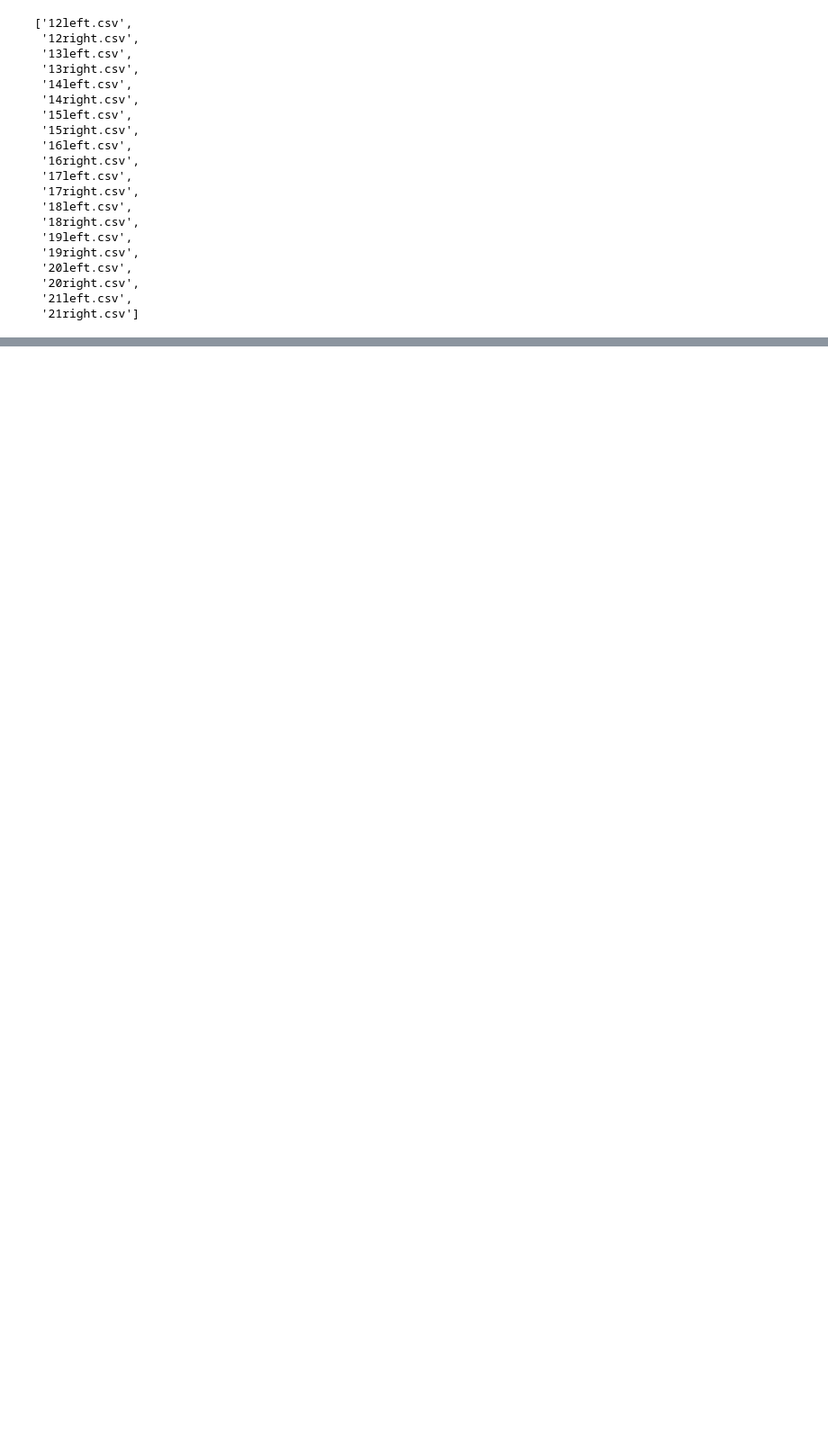
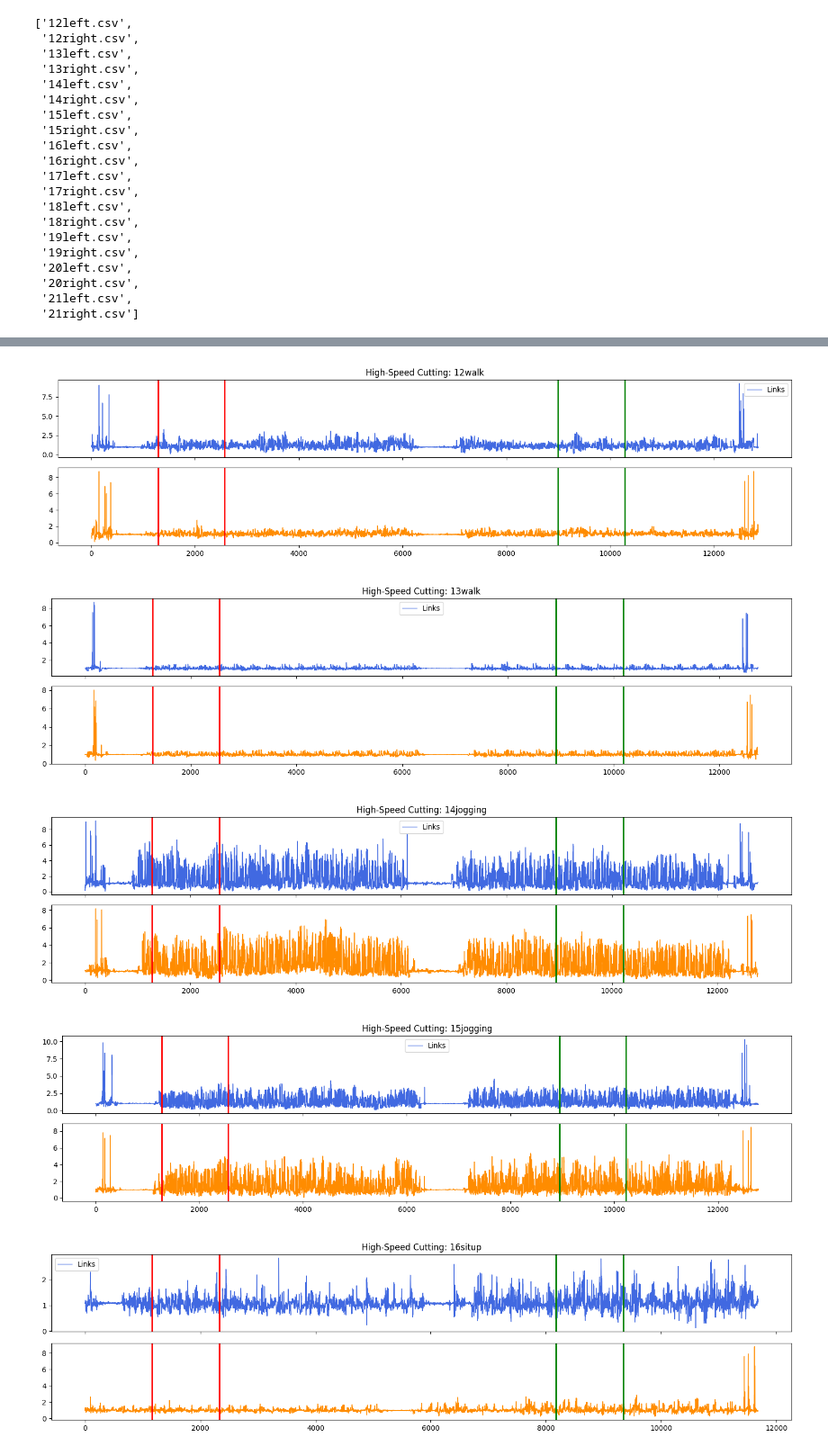
Before and after one commit to amilin23/HAR_Projekt, a Jupyter notebook: notebooks/sync_and_extract.ipynb, the cells around one changed output, grey strips where cells are left out. Shown at 90% size. Drawn from its saved outputs; the diff is of its cells as text; code cells hidden in the pictures; blank space fills up the shorter version.

```diff
--- a/notebooks/sync_and_extract.ipynb
+++ b/notebooks/sync_and_extract.ipynb
@@ -231,0 +188,8 @@ c9 = FourLineCutter(*dfs_synced[9], 21)
+# %%
+cutters = [FourLineCutter(dfL, dfR, str(id)+default_session_to_activity()[int(id)]) for id, (dfL, dfR) in enumerate(dfs_synced, start=12)]
+# %% [output]
+[figure, added]
+[figure, added]
+[figure, added]
+[figure, added]
+[figure, added]
```
Also changed, not shown: parts of 24 cells of this notebook, 4 other files.
